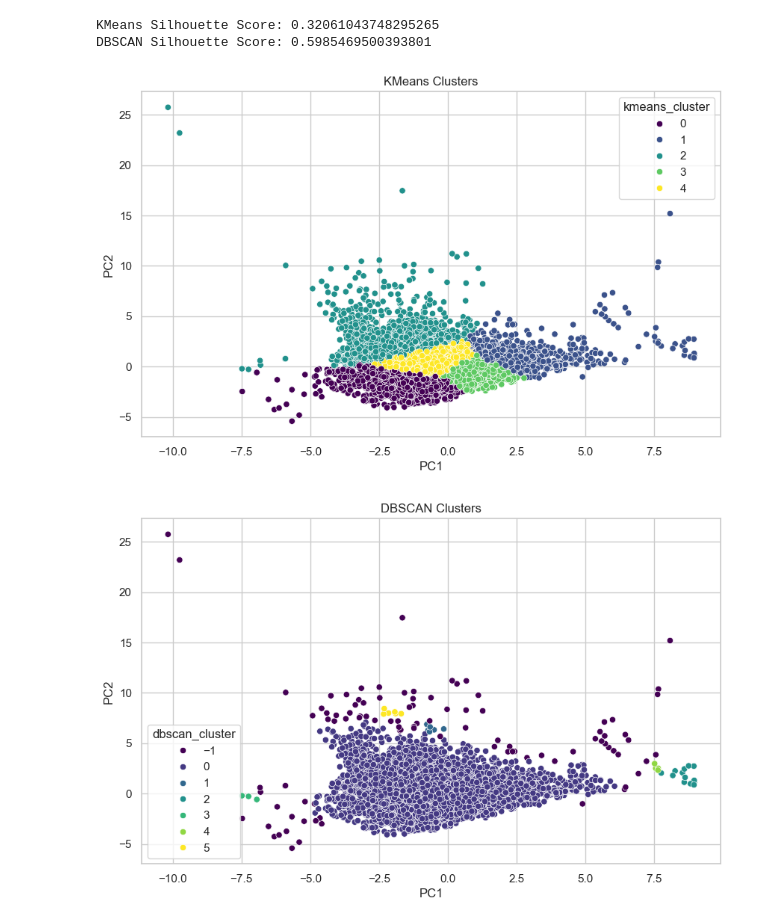
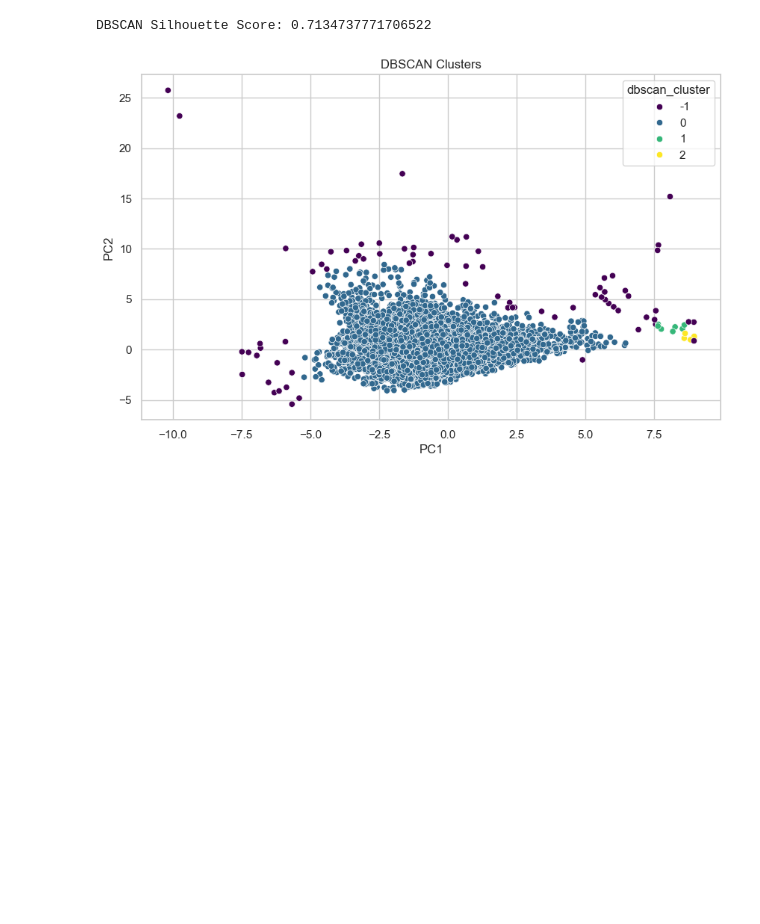
Before and after one commit to ramdevmurali/GTD-terrorism, a Jupyter notebook: Notebooks/clustering.ipynb, the cells around one changed output. Drawn from its saved outputs; the diff is of its cells as text; code cells hidden in the pictures; blank space fills up the shorter version.

Commit message:
optimized the dbscan clusterring  and removed kmeans

```diff
--- a/Notebooks/clustering.ipynb
+++ b/Notebooks/clustering.ipynb
@@ -47,35 +47,22 @@ pca = PCA(n_components=2)
 pca_features = pca.fit_transform(scaled_features)
 pca_df = pd.DataFrame(pca_features, columns=['PC1', 'PC2'])
 # %%
-
-# Step 5: Clustering
-kmeans = KMeans(n_clusters=5, random_state=42)
-pca_df['kmeans_cluster'] = kmeans.fit_predict(pca_features)
-dbscan = DBSCAN(eps=0.5, min_samples=5)
+# Optimized DBSCAN Clustering
+dbscan = DBSCAN(eps=0.7, min_samples=7)
 pca_df['dbscan_cluster'] = dbscan.fit_predict(pca_features)
 # %%
-# Step 6: Evaluation
-kmeans_silhouette = silhouette_score(pca_features, pca_df['kmeans_cluster'])
 dbscan_silhouette = silhouette_score(pca_features, pca_df['dbscan_cluster'])
-print(f"KMeans Silhouette Score: {kmeans_silhouette}")
 print(f"DBSCAN Silhouette Score: {dbscan_silhouette}")
 # %% [output]
-KMeans Silhouette Score: 0.32061043748295265
-DBSCAN Silhouette Score: 0.5985469500393801
+DBSCAN Silhouette Score: 0.7134737771706522
 # %%
 # Step 7: Visualization
-plt.figure(figsize=(10, 6))
-sns.scatterplot(x='PC1', y='PC2', hue='kmeans_cluster', data=pca_df, palette='viridis')
-plt.title('KMeans Clusters')
-plt.show()
-
 plt.figure(figsize=(10, 6))
 sns.scatterplot(x='PC1', y='PC2', hue='dbscan_cluster', data=pca_df, palette='viridis')
 plt.title('DBSCAN Clusters')
 plt.show()
 # %% [output]
-[figure, old version]
+[figure, new version]
-[figure, removed]
 # %%
 
 # Drop rows with NaN values in 'latitude' or 'longitude'
```
